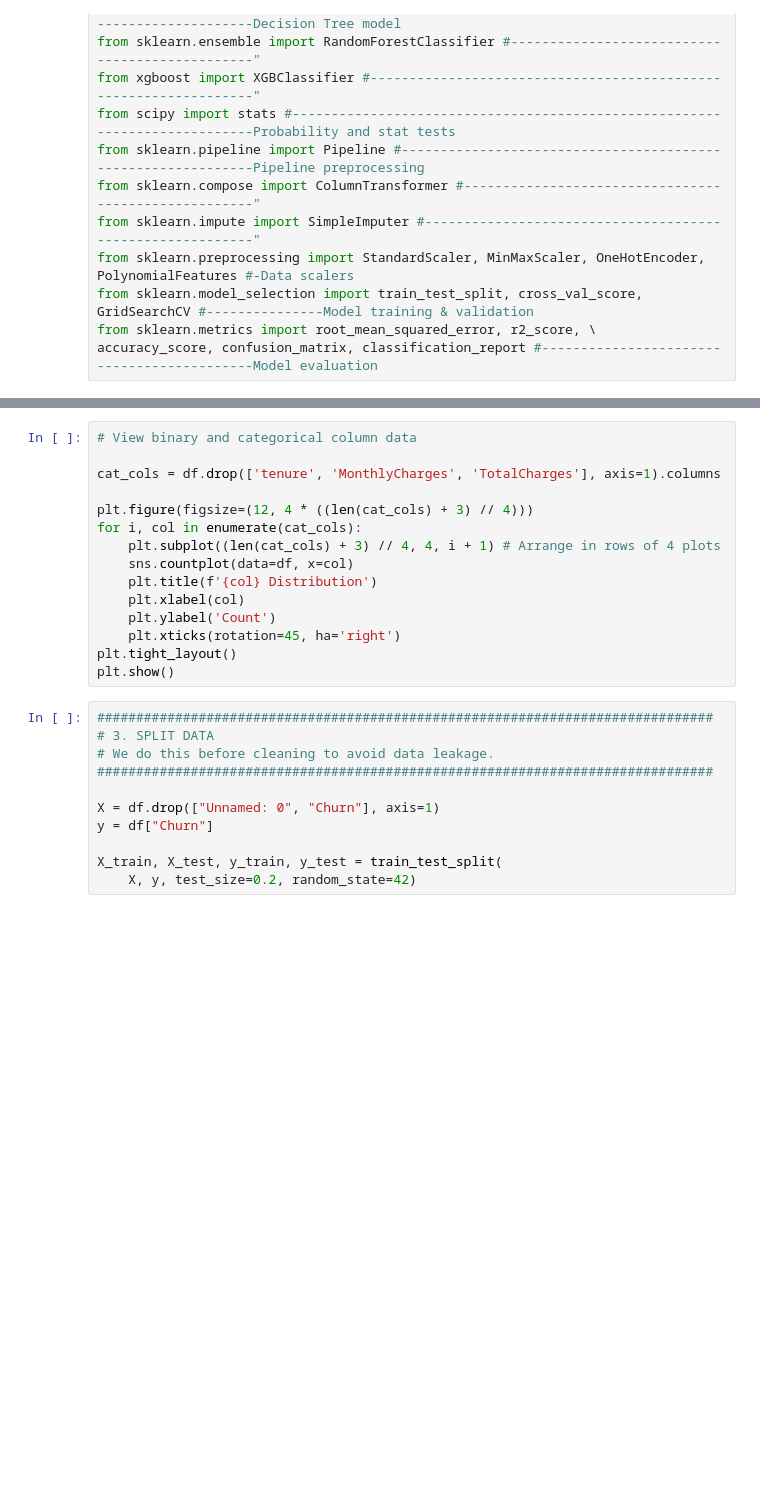
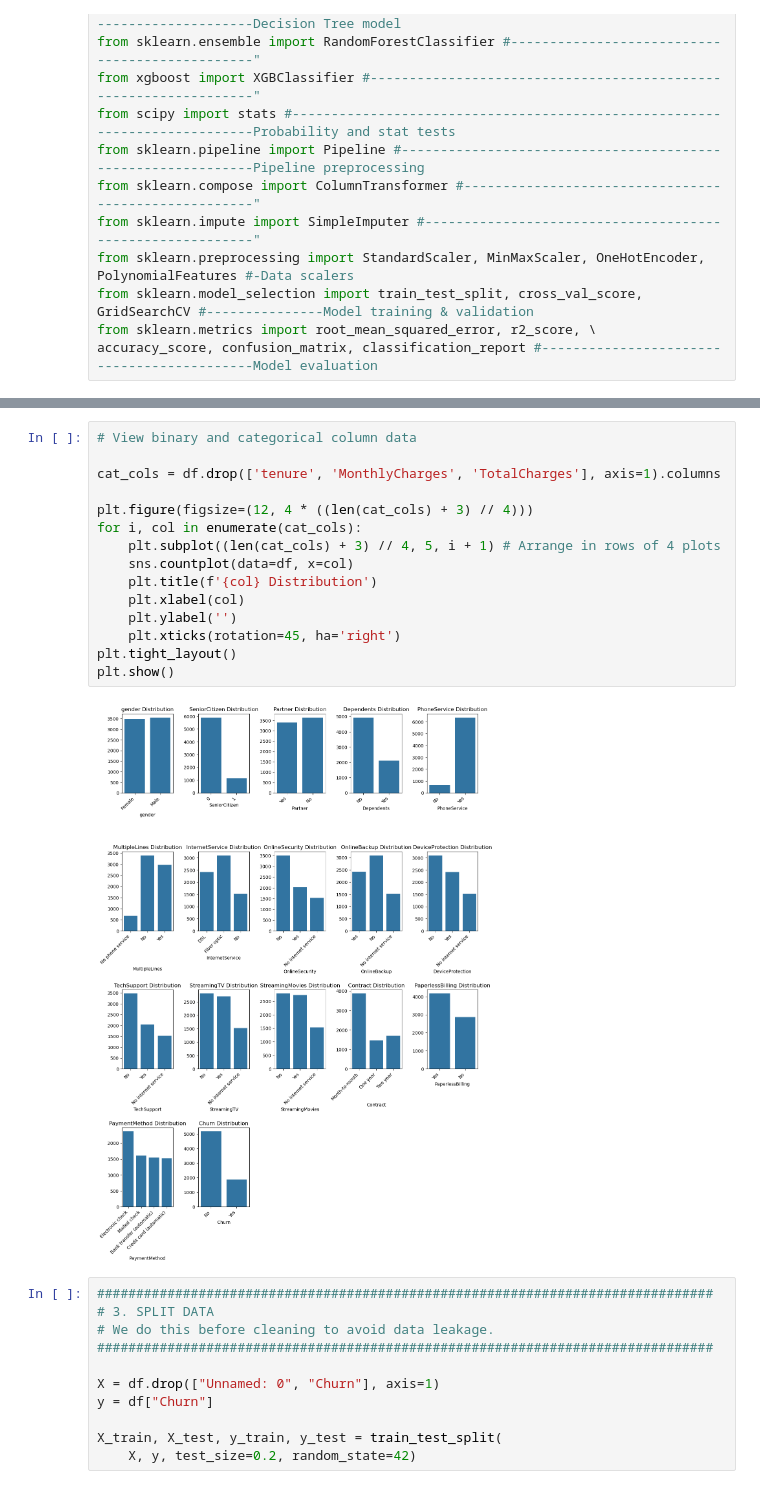
Before and after one commit to baclausen/anon_customer_exercise, a Jupyter notebook: notebook.ipynb, the cells around one changed output, grey strips where cells are left out. Saved outputs shown, nothing was run; the diff lists cells and outputs as text; blank space fills up the shorter version.

Commit message:
graphs

```diff
--- a/notebook.ipynb
+++ b/notebook.ipynb
@@ -47,18 +85,20 @@ plt.show()
 # %%
 # View binary and categorical column data
 
 cat_cols = df.drop(['tenure', 'MonthlyCharges', 'TotalCharges'], axis=1).columns
 
 plt.figure(figsize=(12, 4 * ((len(cat_cols) + 3) // 4)))
 for i, col in enumerate(cat_cols):
-    plt.subplot((len(cat_cols) + 3) // 4, 4, i + 1) # Arrange in rows of 4 plots
+    plt.subplot((len(cat_cols) + 3) // 4, 5, i + 1) # Arrange in rows of 4 plots
     sns.countplot(data=df, x=col)
     plt.title(f'{col} Distribution')
     plt.xlabel(col)
-    plt.ylabel('Count')
+    plt.ylabel('')
     plt.xticks(rotation=45, ha='right')
 plt.tight_layout()
 plt.show()
+# %% [output]
+[figure, added]
 # %%
 ###############################################################################
 # 3. SPLIT DATA
```
Also changed, not shown: parts of 3 cells of this notebook.
